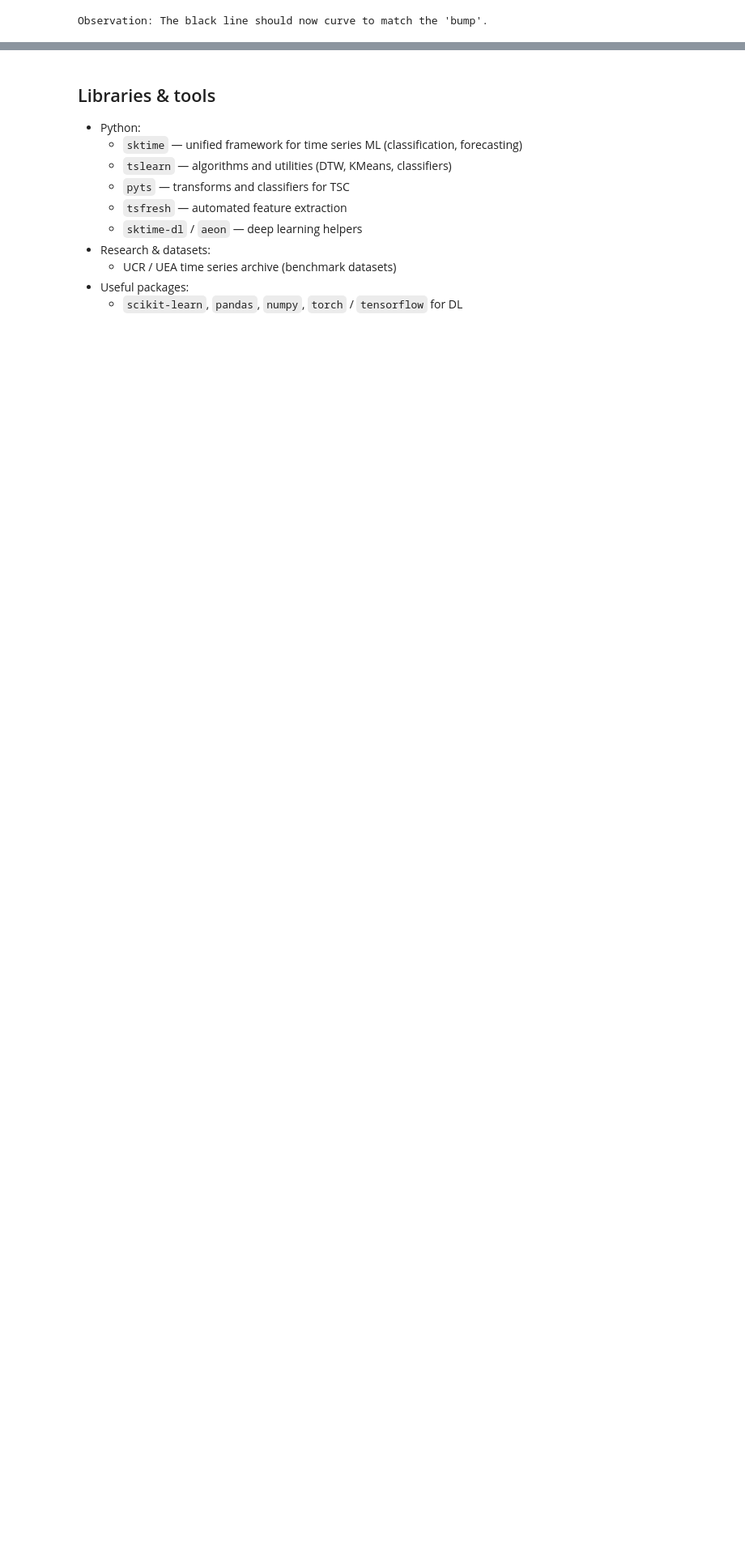
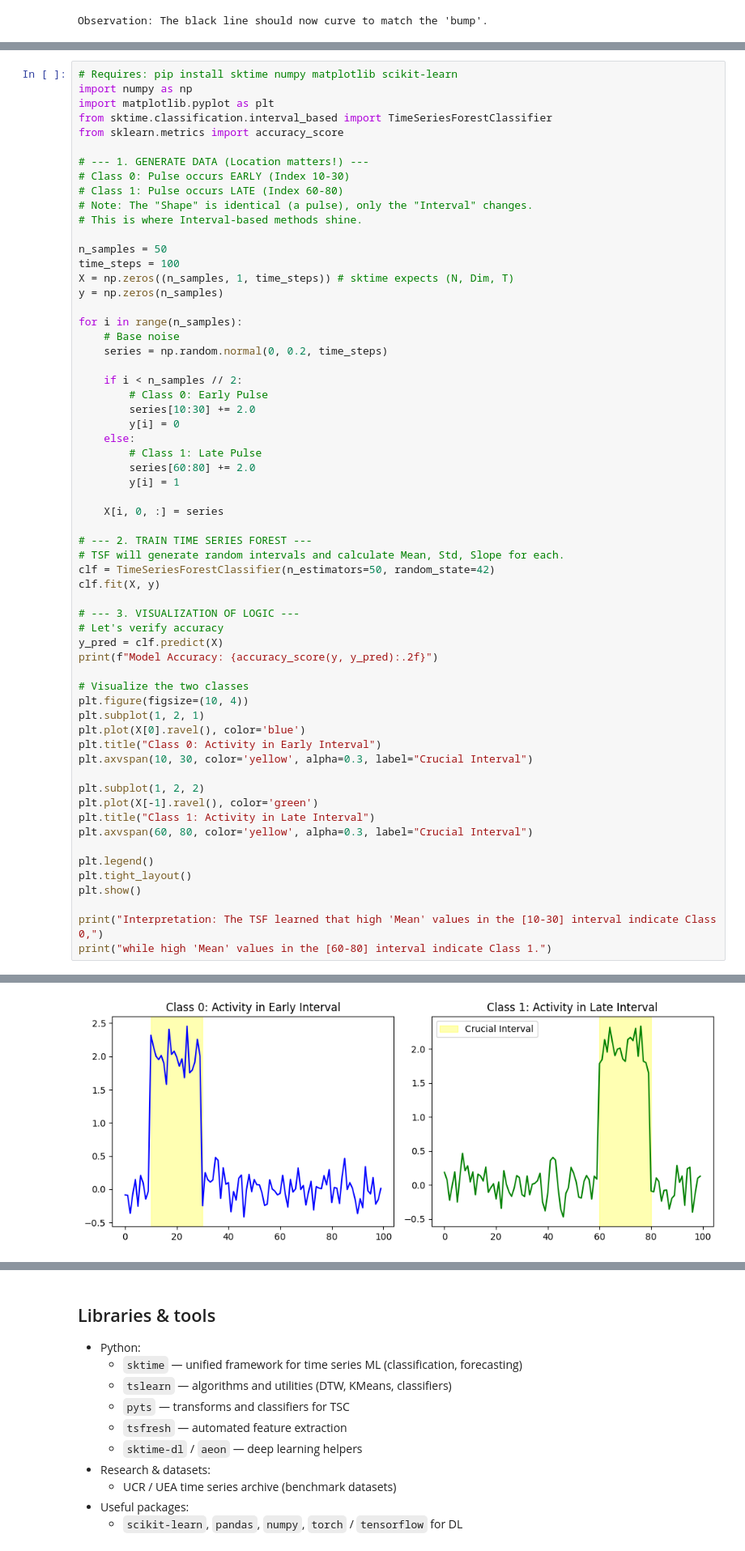
Before and after one commit to hwHoai/learning-resources, a Jupyter notebook: AI/time_series_classification/time_series_classification.ipynb, the cells around one changed output, grey strips where cells are left out. Shown at 81% size. Cells and saved outputs as stored; diff of their text form; blank space fills up the shorter version.

Commit message:
update: full of time series classification is now avaiable for learning

```diff
--- a/AI/time_series_classification/time_series_classification.ipynb
+++ b/AI/time_series_classification/time_series_classification.ipynb
@@ -490,0 +734,62 @@ Observation: The black line should now curve to match the 'bump'.
+# %%
+# Requires: pip install sktime numpy matplotlib scikit-learn
+import numpy as np
+import matplotlib.pyplot as plt
+from sktime.classification.interval_based import TimeSeriesForestClassifier
+from sklearn.metrics import accuracy_score
+
+# --- 1. GENERATE DATA (Location matters!) ---
+# Class 0: Pulse occurs EARLY (Index 10-30)
+# Class 1: Pulse occurs LATE (Index 60-80)
+# Note: The "Shape" is identical (a pulse), only the "Interval" changes.
+# This is where Interval-based methods shine.
+
+n_samples = 50
+time_steps = 100
+X = np.zeros((n_samples, 1, time_steps)) # sktime expects (N, Dim, T)
+y = np.zeros(n_samples)
+
+for i in range(n_samples):
+    # Base noise
+    series = np.random.normal(0, 0.2, time_steps)
+
+    if i < n_samples // 2:
+        # Class 0: Early Pulse
+        series[10:30] += 2.0
+        y[i] = 0
+    else:
+        # Class 1: Late Pulse
+        series[60:80] += 2.0
+        y[i] = 1
+
+    X[i, 0, :] = series
+
+# --- 2. TRAIN TIME SERIES FOREST ---
+# TSF will generate random intervals and calculate Mean, Std, Slope for each.
+clf = TimeSeriesForestClassifier(n_estimators=50, random_state=42)
+clf.fit(X, y)
+
+# --- 3. VISUALIZATION OF LOGIC ---
+# Let's verify accuracy
+y_pred = clf.predict(X)
+print(f"Model Accuracy: {accuracy_score(y, y_pred):.2f}")
+
+# Visualize the two classes
+plt.figure(figsize=(10, 4))
+plt.subplot(1, 2, 1)
+plt.plot(X[0].ravel(), color='blue')
+plt.title("Class 0: Activity in Early Interval")
+plt.axvspan(10, 30, color='yellow', alpha=0.3, label="Crucial Interval")
+
+plt.subplot(1, 2, 2)
+plt.plot(X[-1].ravel(), color='green')
+plt.title("Class 1: Activity in Late Interval")
+plt.axvspan(60, 80, color='yellow', alpha=0.3, label="Crucial Interval")
+
+plt.legend()
+plt.tight_layout()
+plt.show()
+
+print("Interpretation: The TSF learned that high 'Mean' values in the [10-30] interval indicate Class 0,")
+print("while high 'Mean' values in the [60-80] interval indicate Class 1.")
+# %% [output]
@@ -490,0 +797 @@ Observation: The black line should now curve to match the 'bump'.
+[figure, added]
```
Also changed, not shown: parts of 49 cells of this notebook.
